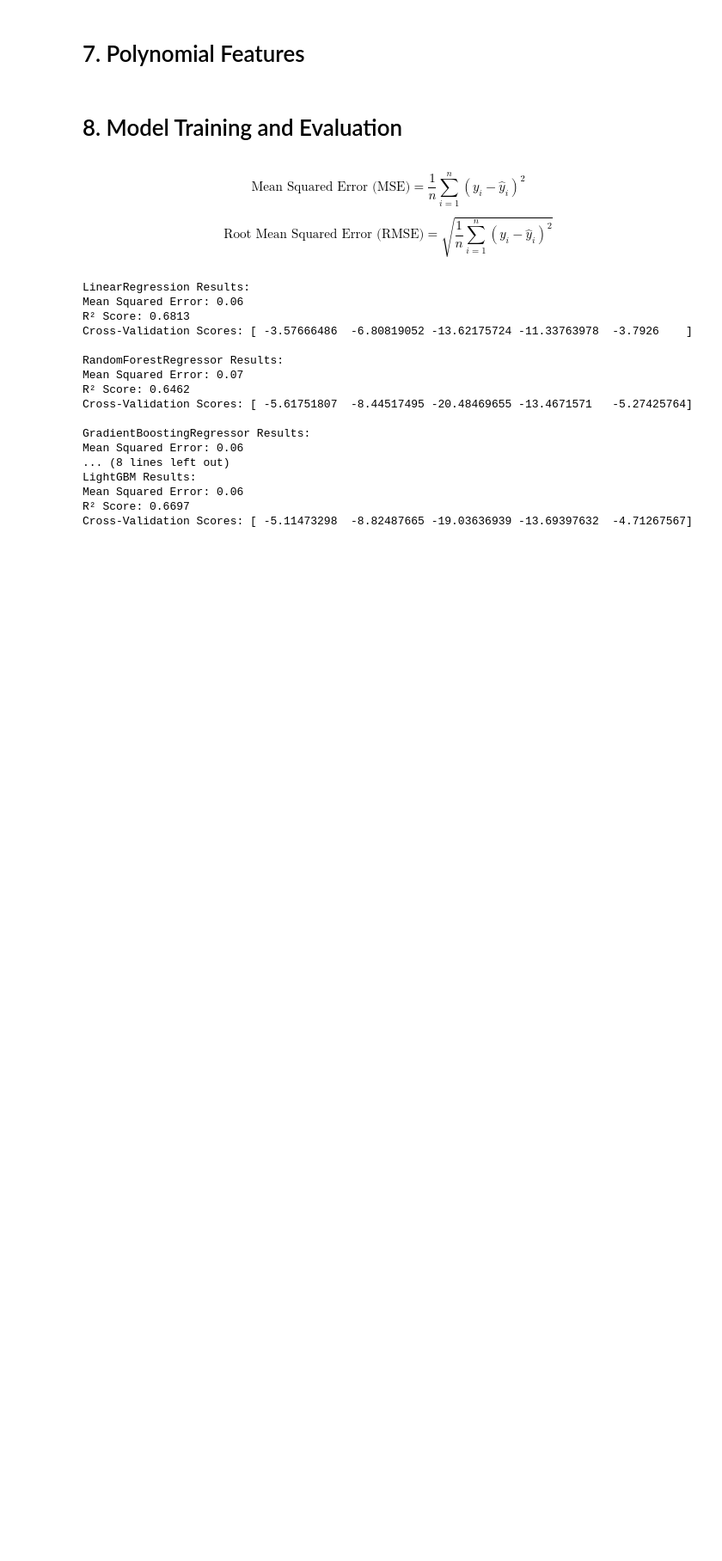
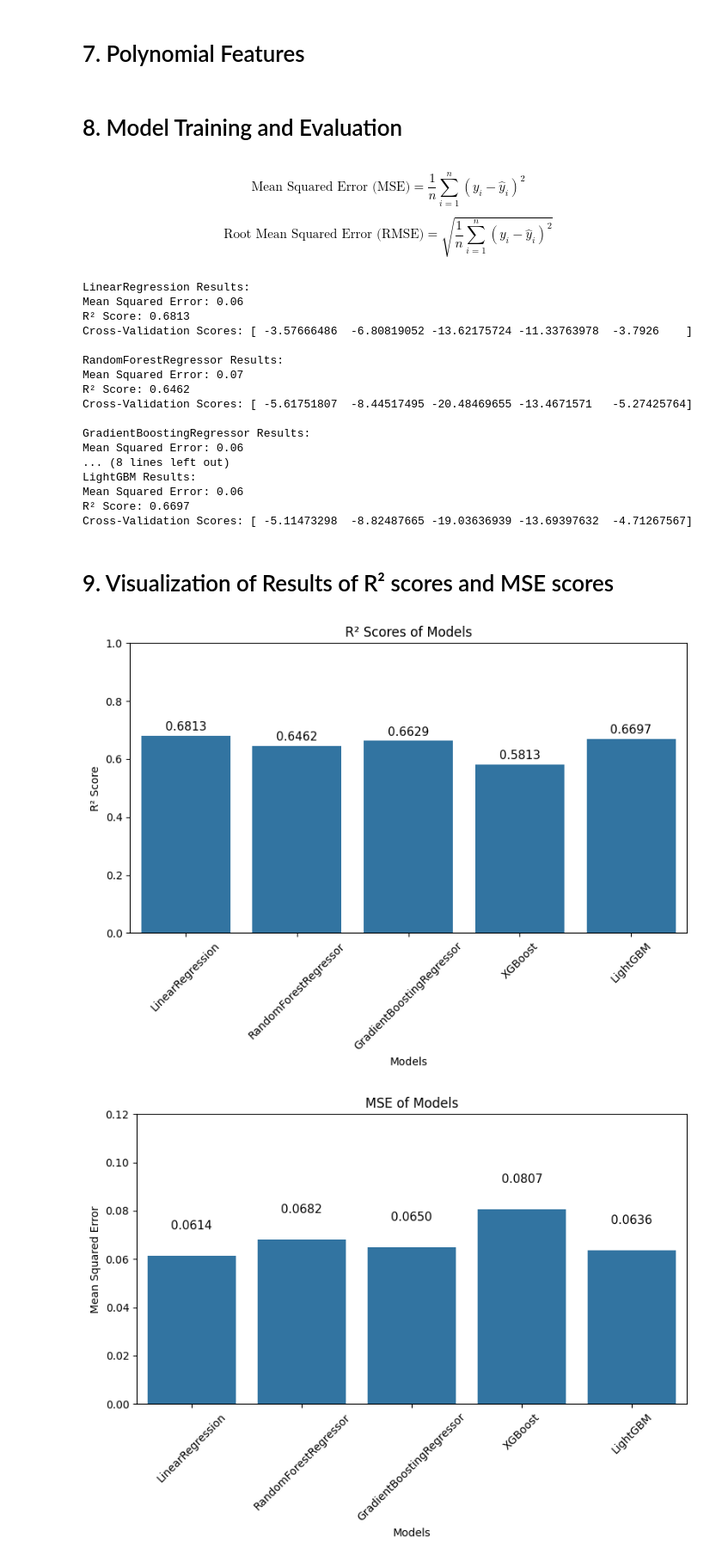
Before and after one commit to EfomahFidelis/Housing-Price-Prediction, a Jupyter notebook: housing_price_prediction.ipynb, the cells around one changed output. Shown: that part at 86% size. Cells and saved outputs as stored; diff of their text form; code cells hidden in the pictures; blank space fills up the shorter version.

Commit message:
Add visualization of results of R² scores and MSE scores

```diff
--- a/housing_price_prediction.ipynb
+++ b/housing_price_prediction.ipynb
@@ -419,3 +419,47 @@ LightGBM Results:
 Mean Squared Error: 0.06
 R² Score: 0.6697
 Cross-Validation Scores: [ -5.11473298  -8.82487665 -19.03636939 -13.69397632  -4.71267567]
+# %% [markdown]
+# 9. Visualization of Results of R² scores and MSE scores
+# %%
+model_names = list(results.keys())
+r2_scores = [metrics["R² Score"] for metrics in results.values()]
+mse_scores = [metrics["Mean Squared Error"] for metrics in results.values()]
+
+# Function to add data labels on top of bars
+def add_data_labels(ax, x, y, rotate=0, ha='center'):
+  for i, value in enumerate(y):
+    label = f"{value:.4f}"
+    ax.text(x[i], value + 0.01, label, ha=ha, va='bottom', rotation=rotate, fontsize=11)
+
+# Bar plot for R² scores
+plt.figure(figsize=(8, 6))
+sns.barplot(x=model_names, y=r2_scores)
+plt.title('R² Scores of Models')
+plt.xlabel('Models')
+plt.ylabel('R² Score')
+plt.ylim(0, 1)
+plt.xticks(rotation=45)
+ax = plt.gca()
+add_data_labels(ax, model_names, r2_scores)
+plt.tight_layout()
+plt.show()
+
+# Bar plot for MSE scores
+plt.figure(figsize=(8, 6))
+sns.barplot(x=model_names, y=mse_scores)
+plt.title('MSE of Models')
+plt.xlabel('Models')
+plt.ylabel('Mean Squared Error')
+
+# for manipulating y-axis units
+plt.ylim(0, 0.120)
+
+plt.xticks(rotation=45)
+ax = plt.gca()
+add_data_labels(ax, model_names, mse_scores)
+plt.tight_layout()
+plt.show()
+# %% [output]
+[figure, added]
+[figure, added]
```
Also changed, not shown: parts of 1 cell of this notebook.
